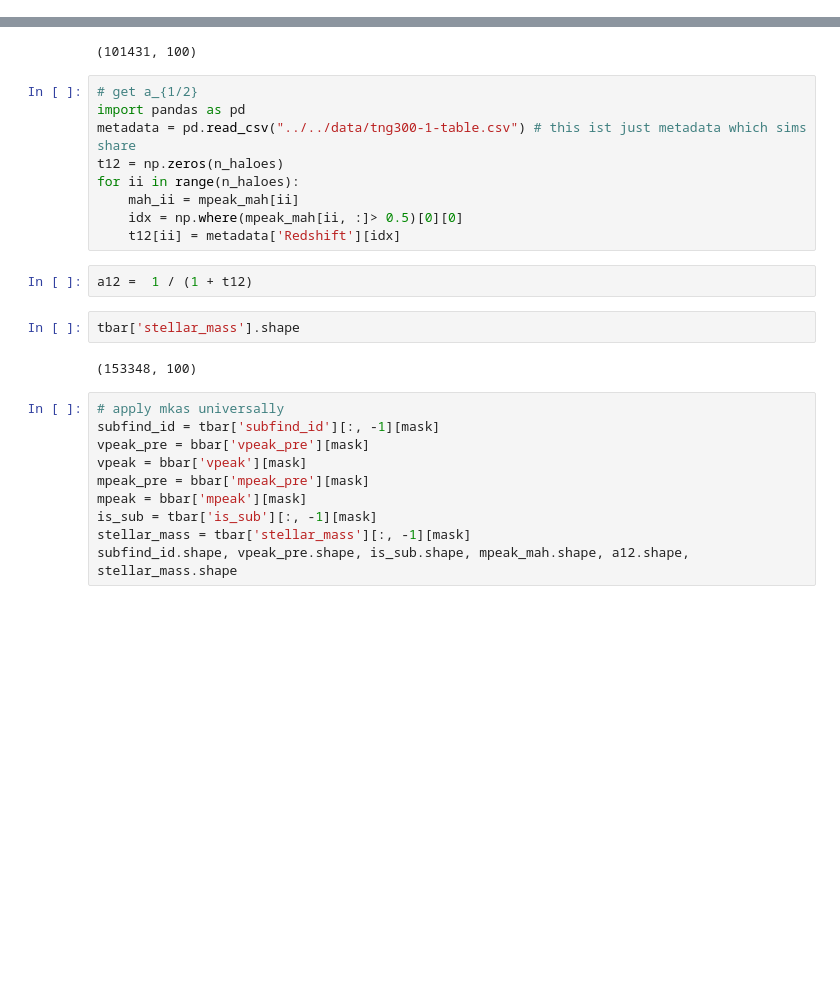
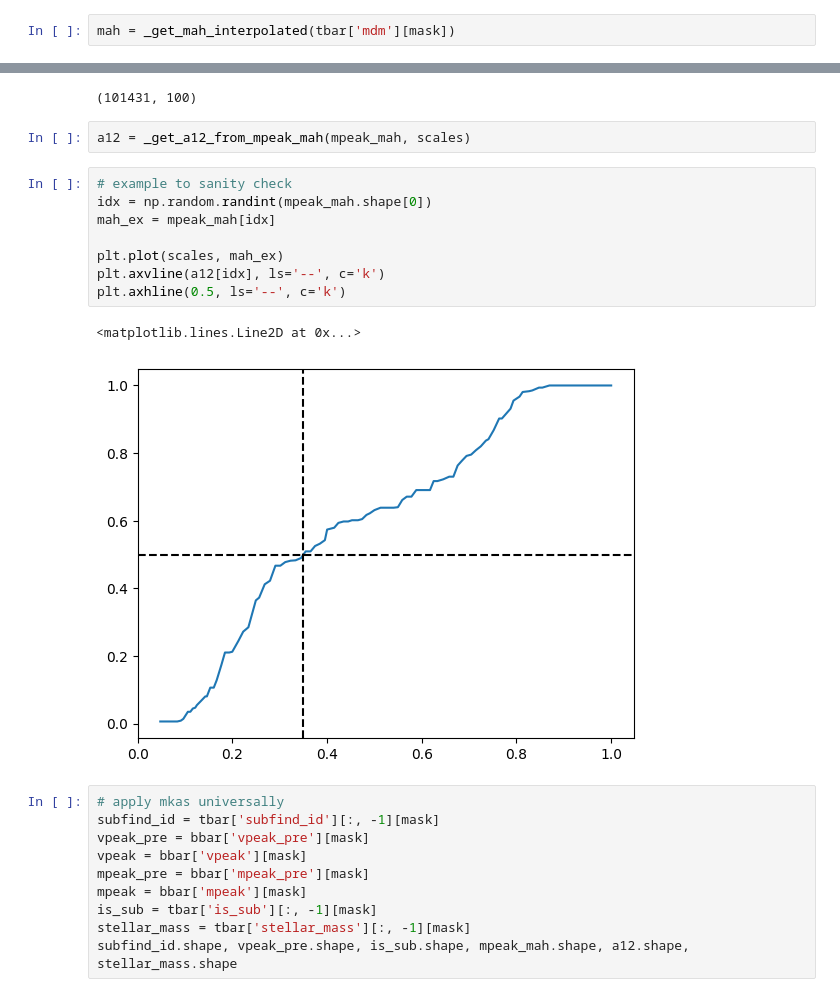
Before and after one commit to ismael-mendoza/multicam-tng-mah, a Jupyter notebook: notebooks/current/2025-10-27-haley-prepare-data.ipynb, the cells around one changed output, grey strips where cells are left out. Drawn from its saved outputs; the diff is of its cells as text; blank space fills up the shorter version.

```diff
--- a/notebooks/current/2025-10-27-haley-prepare-data.ipynb
+++ b/notebooks/current/2025-10-27-haley-prepare-data.ipynb
@@ -125,3 +159,5 @@ for ii in tqdm(range(n_haloes)):
+# %%
+mah = _get_mah_interpolated(tbar['mdm'][mask])
 # %%
 # get mpeak
 from multicam_tng.utils import get_mpeak_from_mah
@@ -129,21 +165,19 @@ mpeak_mah = get_mpeak_from_mah(np.log10(mah))
 mpeak_mah.shape
 # %% [output]
 (101431, 100)
-# %%
-# get a_{1/2}
-import pandas as pd
-metadata = pd.read_csv("../../data/tng300-1-table.csv") # this ist just metadata which sims share
-t12 = np.zeros(n_haloes)
-for ii in range(n_haloes):
-    mah_ii = mpeak_mah[ii]
-    idx = np.where(mpeak_mah[ii, :]> 0.5)[0][0]
-    t12[ii] = metadata['Redshift'][idx]
-# %%
-a12 =  1 / (1 + t12)
 # %%
-tbar['stellar_mass'].shape
+a12 = _get_a12_from_mpeak_mah(mpeak_mah, scales)
-# %% [output]
-(153348, 100)
+# %%
+# example to sanity check
+idx = np.random.randint(mpeak_mah.shape[0])
+mah_ex = mpeak_mah[idx]
+
+plt.plot(scales, mah_ex)
+plt.axvline(a12[idx], ls='--', c='k')
+plt.axhline(0.5, ls='--', c='k')
+# %% [output]
+<matplotlib.lines.Line2D at 0x...>
+[figure, added]
 # %%
 # apply mkas universally
 subfind_id = tbar['subfind_id'][:, -1][mask]
```
Also changed, not shown: parts of 11 cells of this notebook.
